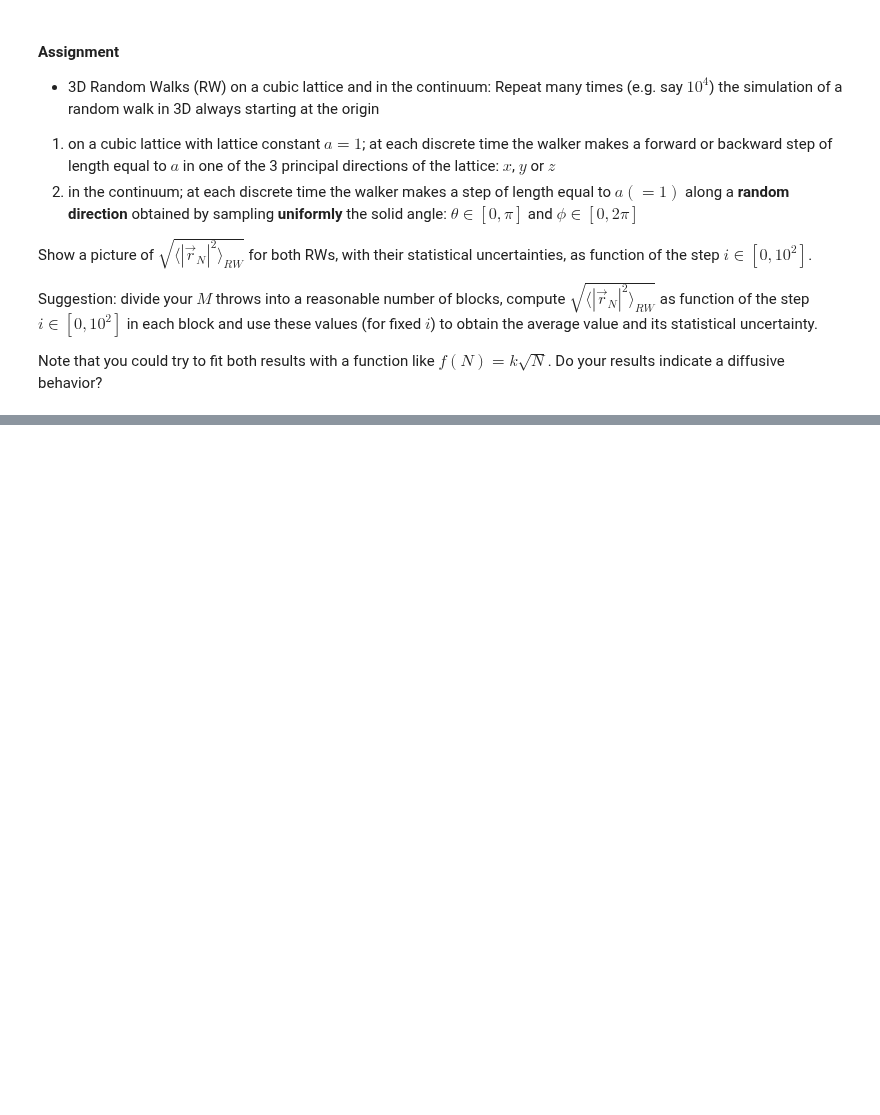
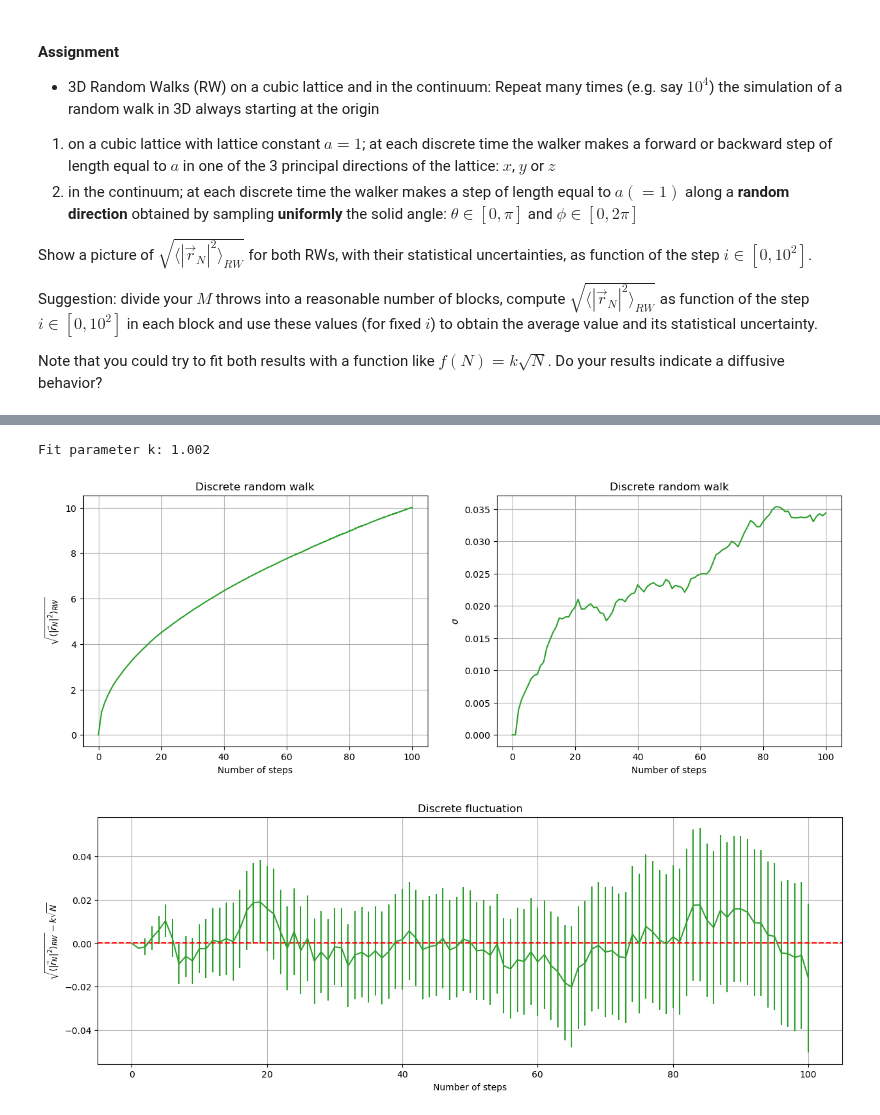
Before and after one commit to stevelonny/labsimnum, a Jupyter notebook: notebooks/exercise_02.ipynb, the cells around one changed output, grey strips where cells are left out. Cells and saved outputs as stored; diff of their text form; code cells hidden in the pictures; blank space fills up the shorter version.

```diff
--- a/notebooks/exercise_02.ipynb
+++ b/notebooks/exercise_02.ipynb
@@ -57 +150,46 @@ Note that you could try to fit both results with a function like $f(N)=k\sqrt{N}
+# %%
+def k_law(x, k):
+    return k * np.sqrt(x)
+
+step, cum_avg, cumerror = np.loadtxt("../data/ex_02.2a.dat", unpack=True, usecols=(0,1, 2))
+
+popt, pcov = curve_fit(k_law, step, cum_avg)
+
+print("Fit parameter k: {ka:.3f}".format(ka=popt[0]))
+
+x = np.linspace(0, 100, 1000)
+y = k_law(x, popt[0])
+
+plt.figure(figsize=(15,5))
+
+plt.subplot(1,2,1)
+plt.errorbar(step, cum_avg, yerr=cumerror, color=colors[2])
+# plt.plot(x, y, label="Fit", color='red')
+plt.title("Discrete random walk")
+plt.xlabel("Number of steps")
+plt.ylabel(r'$\sqrt{\langle |\vec{r}_N|^2 \rangle_{RW}}$')
+plt.grid(True)
+
+plt.subplot(1,2,2)
+plt.plot(step, cumerror, color=colors[2])
+plt.title("Discrete random walk")
+plt.xlabel("Number of steps")
+plt.ylabel(r"$\sigma$")
+plt.grid(True)
+
+plt.show()
+
+plt.figure(figsize=(15,5))
+plt.errorbar(step, cum_avg-k_law(step, popt[0]), yerr=cumerror, color=colors[2])
+plt.axhline(0, color='red', linestyle='--')
+plt.title("Discrete fluctuation")
+plt.xlabel("Number of steps")
+plt.ylabel(r"$\sqrt{\langle |\vec{r}_N|^2 \rangle_{RW}} - k \sqrt{N}$")
+plt.grid(True)
+
+plt.show()
+# %% [output]
+Fit parameter k: 1.002
+[figure, added]
+[figure, added]
 # %%
```
Also changed, not shown: parts of 6 cells of this notebook, 1 other file.
